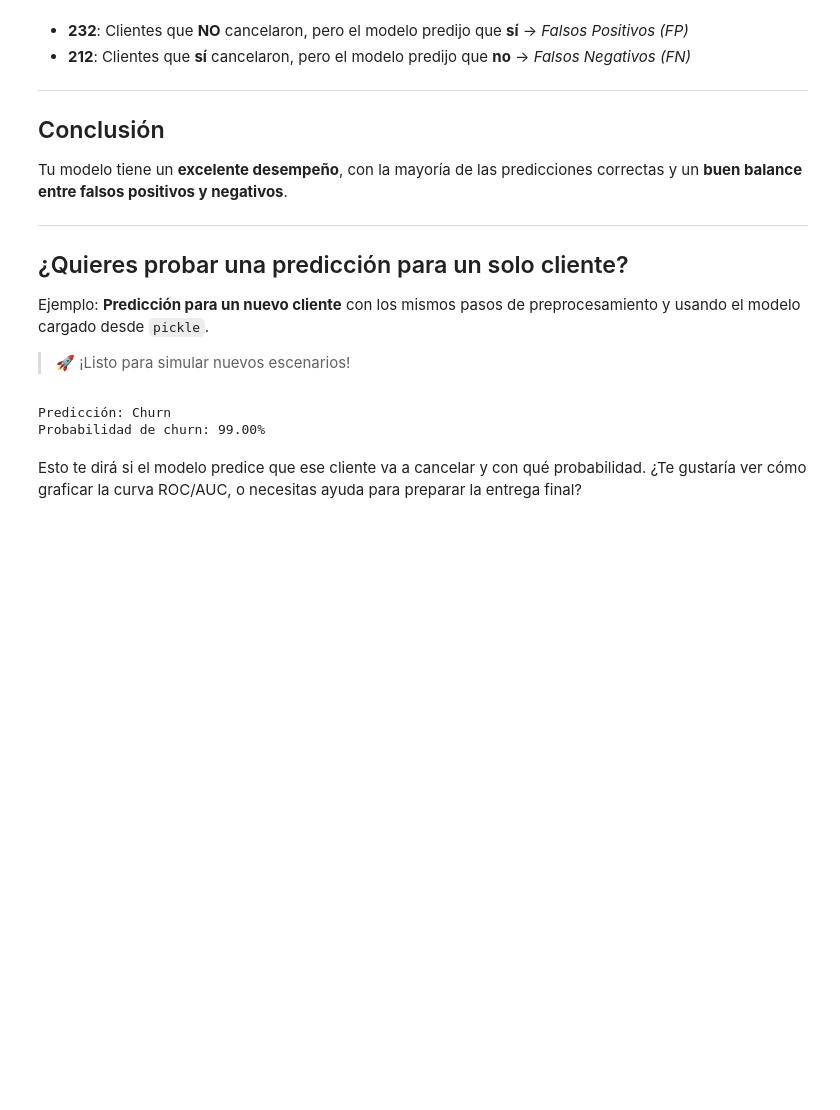
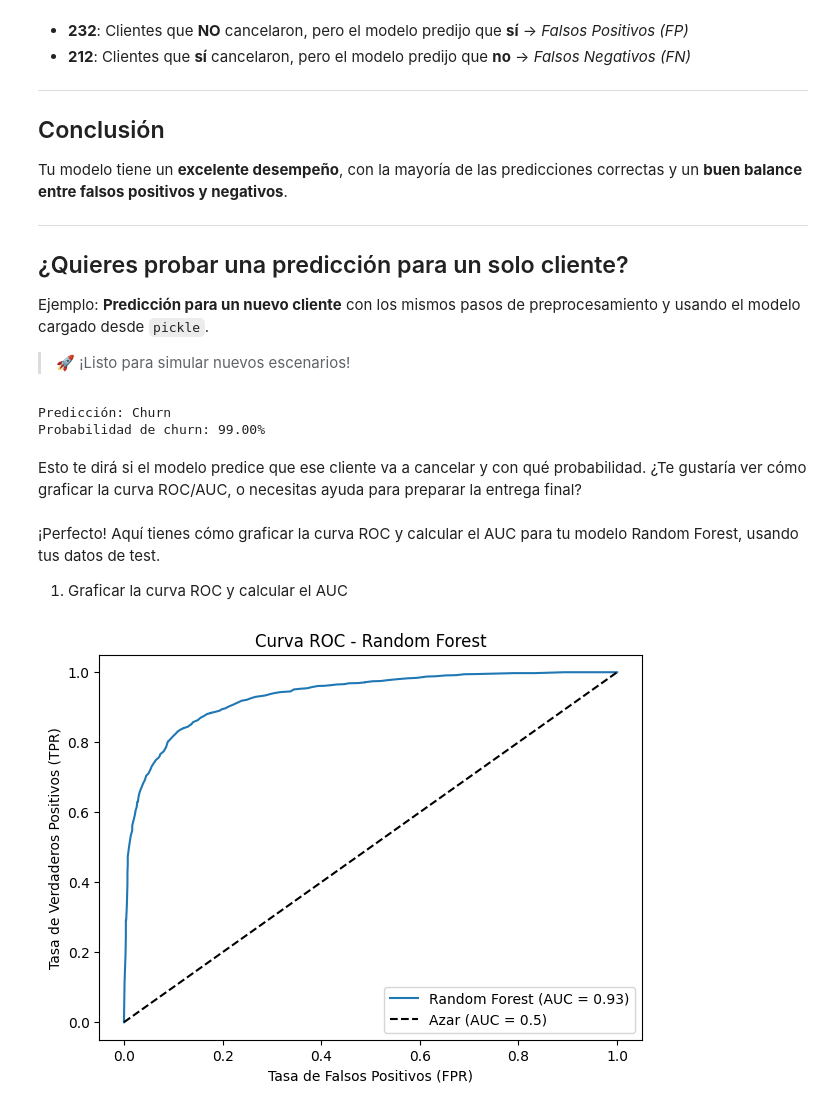
Before and after one commit to polargentino/cursor-2, a Jupyter notebook: 2-TelecomX.ipynb, the cells around one changed output. Cells and saved outputs as stored; diff of their text form; code cells hidden in the pictures; blank space fills up the shorter version.

```diff
--- a/2-TelecomX.ipynb
+++ b/2-TelecomX.ipynb
@@ -1015,3 +1015,28 @@ Probabilidad de churn: 99.00%
 # %% [markdown]
 Esto te dirá si el modelo predice que ese cliente va a cancelar y con qué probabilidad.
 ¿Te gustaría ver cómo graficar la curva ROC/AUC, o necesitas ayuda para preparar la entrega final?
+# %% [markdown]
+¡Perfecto! Aquí tienes cómo graficar la curva ROC y calcular el AUC para tu modelo Random Forest, usando tus datos de test.
+1. Graficar la curva ROC y calcular el AUC
+# %%
+from sklearn.metrics import roc_curve, roc_auc_score
+import matplotlib.pyplot as plt
+
+# Probabilidades de predicción para la clase positiva (churn)
+y_proba = rf_loaded.predict_proba(X_test)[:, 1]
+
+# Calcular la curva ROC
+fpr, tpr, thresholds = roc_curve(y_test, y_proba)
+auc = roc_auc_score(y_test, y_proba)
+
+# Graficar
+plt.figure(figsize=(7,5))
+plt.plot(fpr, tpr, label=f'Random Forest (AUC = {auc:.2f})')
+plt.plot([0, 1], [0, 1], 'k--', label='Azar (AUC = 0.5)')
+plt.xlabel('Tasa de Falsos Positivos (FPR)')
+plt.ylabel('Tasa de Verdaderos Positivos (TPR)')
+plt.title('Curva ROC - Random Forest')
+plt.legend()
+plt.show()
+# %% [output]
+[figure, added]
```
Also changed, not shown: parts of 2 cells of this notebook, 5 other files.
